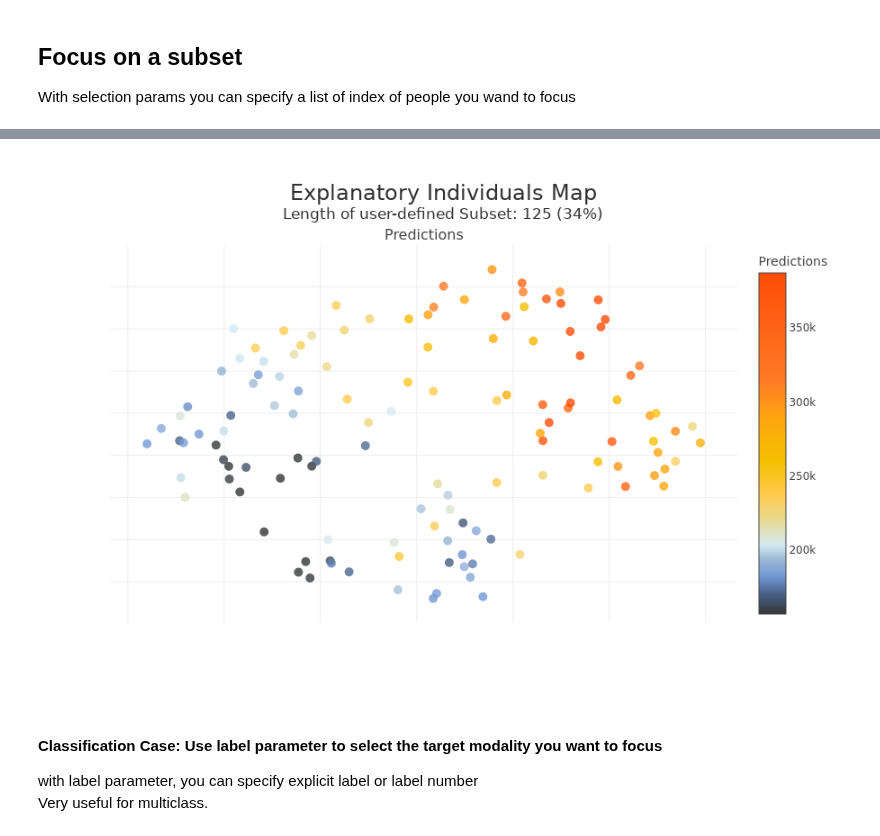
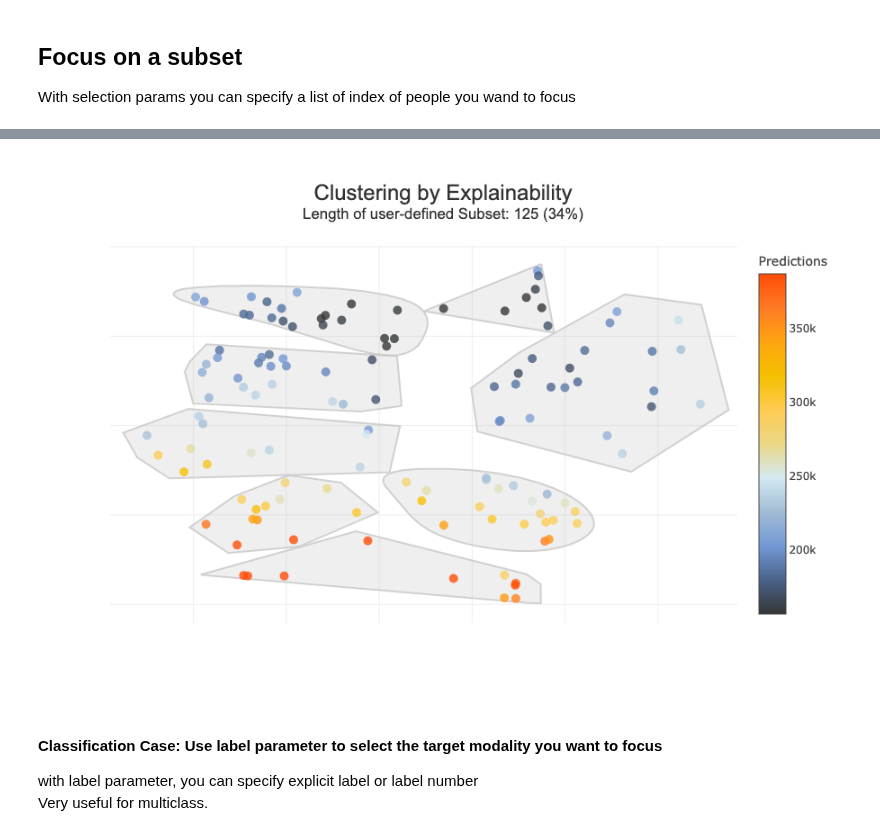
Before and after one commit to MAIF/shapash, a Jupyter notebook: tutorial/plots_and_charts/tuto-plot06-prediction_plot.ipynb, the cells around one changed output, grey strips where cells are left out. Saved outputs shown, nothing was run; the diff lists cells and outputs as text; code cells hidden in the pictures.

```diff
--- a/tutorial/plots_and_charts/tuto-plot06-prediction_plot.ipynb
+++ b/tutorial/plots_and_charts/tuto-plot06-prediction_plot.ipynb
@@ -147,7 +149,7 @@ xpl_regressor.plot.scatter_plot_prediction(selection=index, width=900, height=60
 # %%
-xpl_regressor.plot.clustering_by_explainability_plot(selection=index, color_value="predictions")
+xpl_regressor.plot.clustering_by_explainability_plot(selection=index, color_value="predictions", n_clusters=8)
 # %% [output]
-[figure, old version]
+[figure, new version]
 # %% [markdown]
 #### Classification Case: Use label parameter to select the target modality you want to focus
 
```
Also changed, not shown: parts of 10 cells of this notebook.
